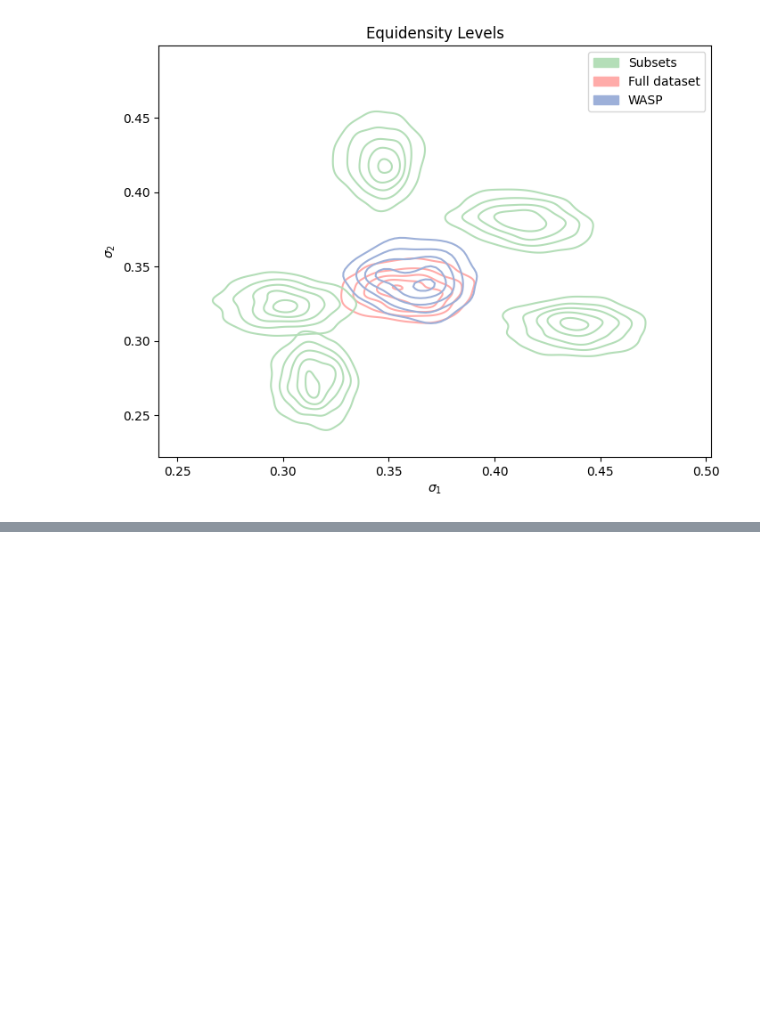
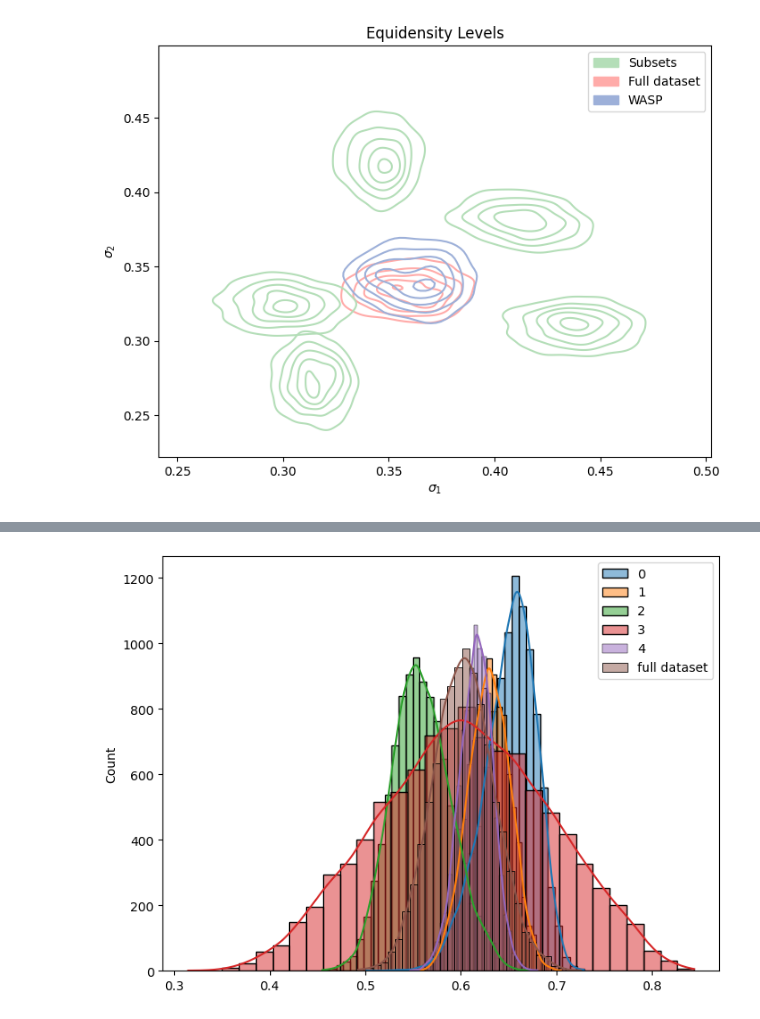
Before and after one commit to VictorBaillet/WASP-experiments, a Jupyter notebook: results.ipynb, the cells around one changed output, grey strips where cells are left out. Cells and saved outputs as stored; diff of their text form; code cells hidden in the pictures; blank space fills up the shorter version.

```diff
--- a/results.ipynb
+++ b/results.ipynb
@@ -30,0 +31,10 @@ output = process_results('experience_logistic_regression.yaml', proj='identity_l
+# %%
+x_sub_sampling = output['subsampling']
+full_data_sampling = output['full data sampling']
+f = output['projection']
+# %%
+x_f_m = []
+for sub_sampling in x_sub_sampling:
+    x_f_m.append(f(sub_sampling))
+f_m = f(full_data_sampling)
+x_f_m = np.array(x_f_m)
@@ -30,0 +54,22 @@ output = process_results('experience_logistic_regression.yaml', proj='identity_l
+# %%
+plt.figure(figsize=(8, 6))
+
+for i in range(5):
+    x = x_f_m[i, :, 0] # X-coordinates
+    y = x_f_m[i, :, 1] # Y-coordinates
+
+    sns.histplot(x, bins=30, kde=True, label=i)
+
+    # Right histogram (Y-axis projection)
+    #ax_histy = ax[1][1]
+    #sns.histplot(y, bins=30, kde=True, ax=ax_histy, orientation='horizontal')
+    #ax_histy.set(xlabel='Density', ylabel='', yticklabels=[])
+
+x = f_m[:, 0]
+y = f_m[:, 1]
+sns.histplot(x, bins=30, kde=True, label='full dataset')
+
+plt.legend()
+plt.show()
+# %% [output]
+[figure, added]
```
Also changed, not shown: parts of 9 cells of this notebook, 20 other files.
